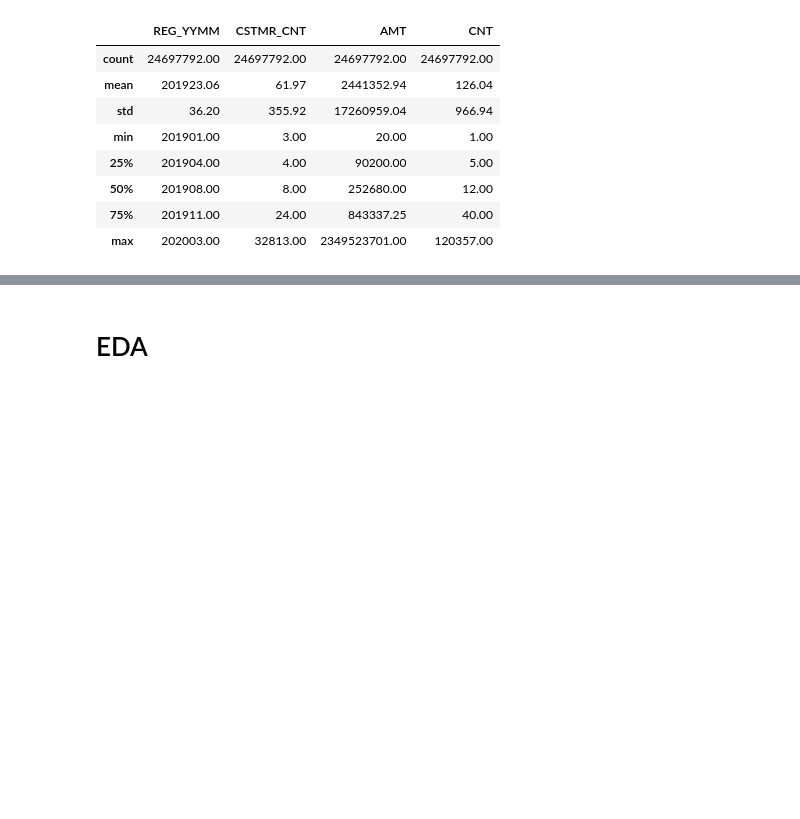
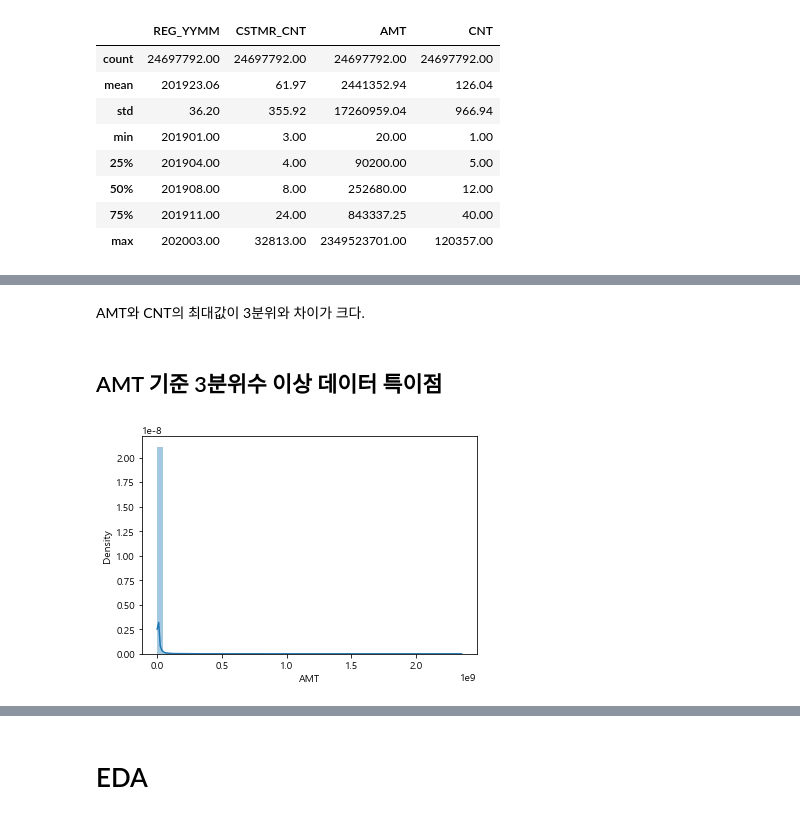
Before and after one commit to kkh9198/PROJECT_2, a Jupyter notebook: PROJECT_2.ipynb, the cells around one changed output, grey strips where cells are left out. Saved outputs shown, nothing was run; the diff lists cells and outputs as text; code cells hidden in the pictures; blank space fills up the shorter version.

```diff
--- a/PROJECT_2.ipynb
+++ b/PROJECT_2.ipynb
@@ -205,0 +202,8 @@ df.head(1)
+# %% [markdown]
+AMT와 CNT의 최대값이 3분위와 차이가 크다.
+# %% [markdown]
+## AMT 기준 3분위수 이상 데이터 특이점
+# %%
+sns.distplot(df['AMT']);
+# %% [output]
+[figure, added]
```
Also changed, not shown: parts of 39 cells of this notebook.
